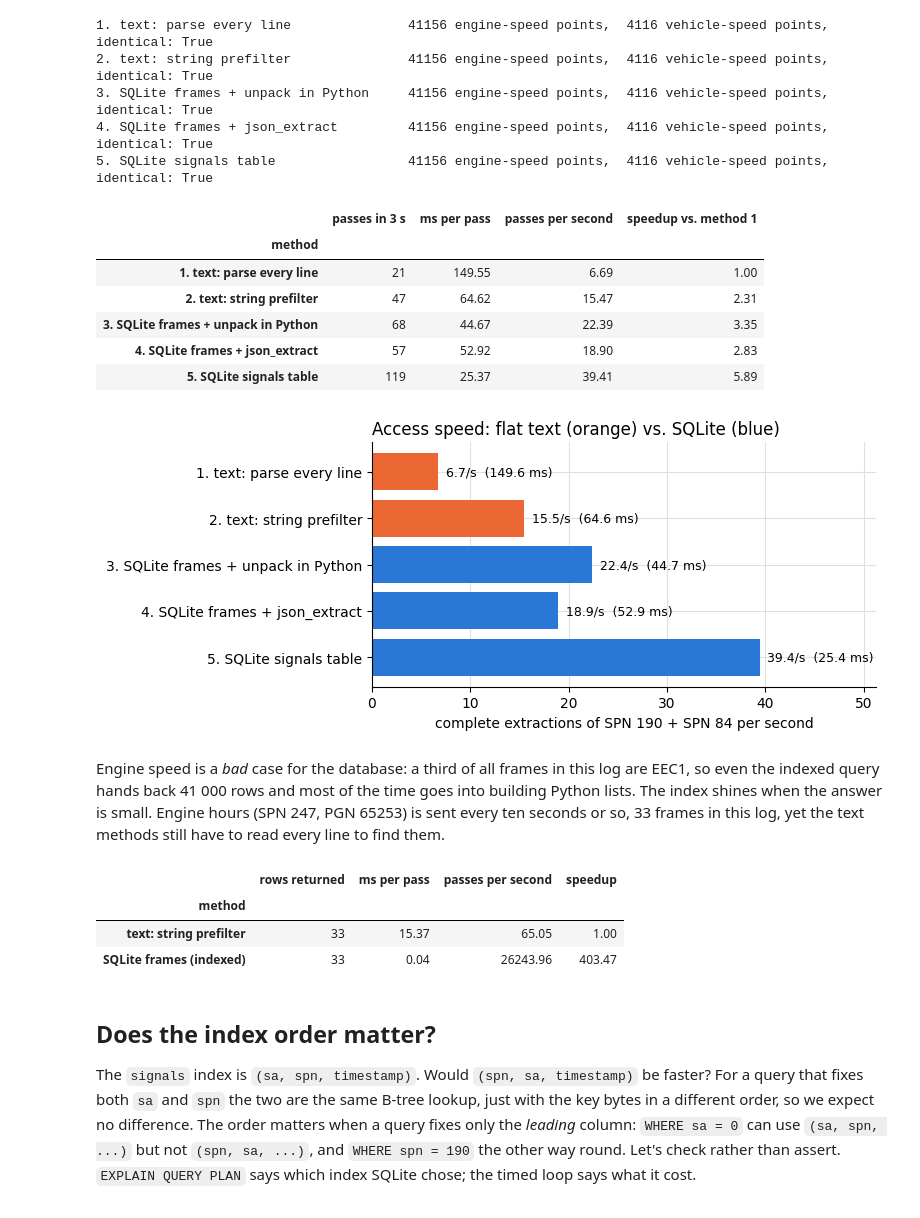
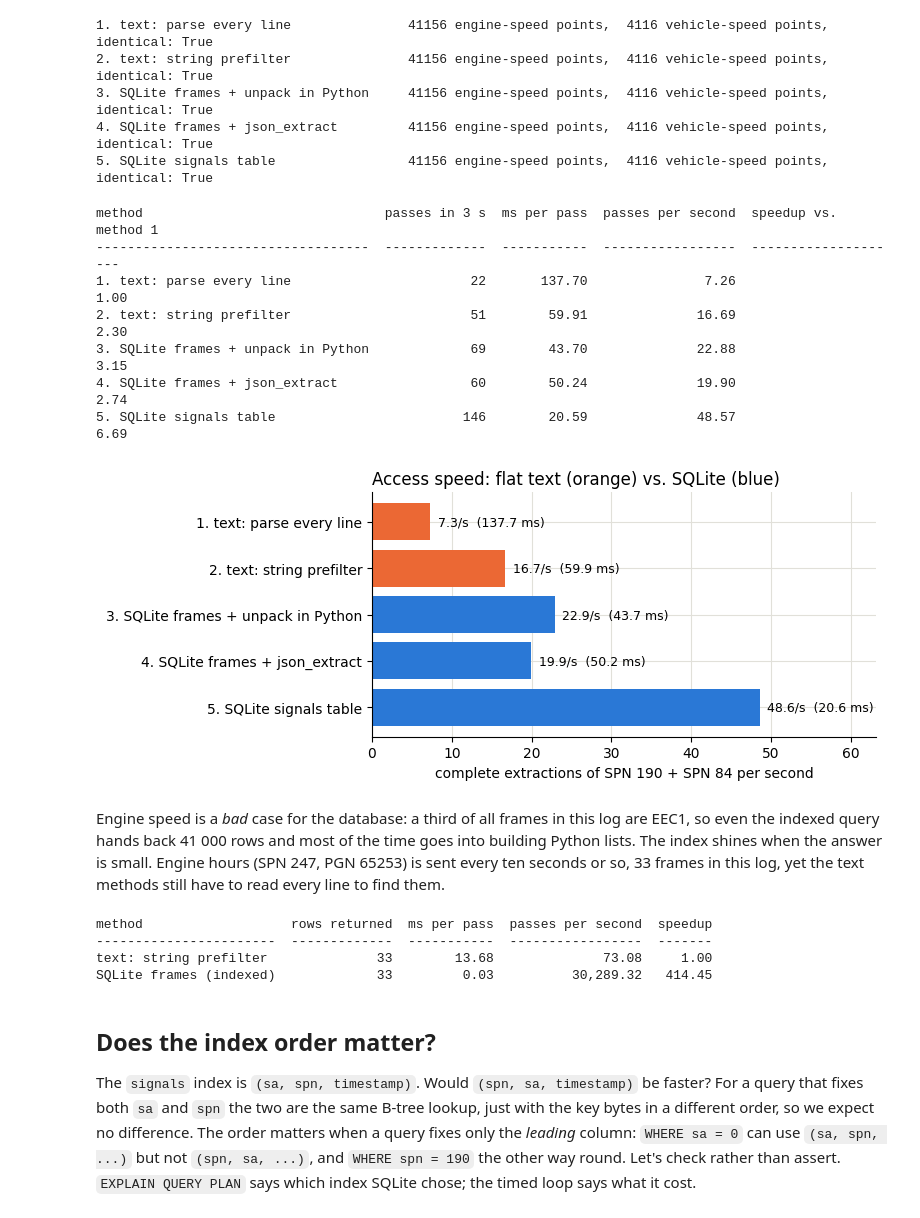
Before and after one commit to SystemsCyber/CyberTruckResources, a Jupyter notebook: 02_CAN Logging/02b_CAN in databases.ipynb, the cells around one changed output. Saved outputs shown, nothing was run; the diff lists cells and outputs as text; code cells hidden in the pictures.

```diff
--- a/02_CAN Logging/02b_CAN in databases.ipynb
+++ b/02_CAN Logging/02b_CAN in databases.ipynb
@@ -688,7 +406,7 @@ CREATE TABLE slots (slot_id INTEGER PRIMARY KEY, name TEXT, slot_type TEXT, scal
 
 def start_bit_from_da(value):
     '''Digital Annex 'SP Start Bit' (e.g. 4.1 = byte 4, bit 1; both 1-based) -> 0-based bit offset in the payload.'''
-    if value is None or (isinstance(value, float) and math.isnan(value)):
+    if value is None or value == '':
         return None
     byte = int(value)
     bit = int(round((float(value) - byte) * 10))
@@ -697,7 +415,7 @@ def start_bit_from_da(value):
 assert start_bit_from_da(1.1) == 0 and start_bit_from_da(4.1) == 24 and start_bit_from_da(2.5) == 12
 
 def to_int(x):
-    '''int or None for cells that may be blank, 'N/A', or text.'''
+    '''int, or None for cells that are blank, 'N/A', or otherwise not a number.'''
     try:
         return int(x)
     except (TypeError, ValueError):
@@ -705,11 +423,11 @@ def to_int(x):
 
 def to_float(x):
     try:
-        v = float(x); return None if math.isnan(v) else v
+        return float(x)
     except (TypeError, ValueError):
         return None
 
 def text(x):
-    return None if x is None or (isinstance(x, float) and math.isnan(x)) else str(x).strip()
+    return None if x is None else str(x).strip()
 # %%
 def build_da_database(da, db_path=DA_DB):
@@ -901,7 +619,7 @@ for timestamp, data in conn.execute('SELECT timestamp, data FROM frames WHERE sa
     if decode_spns(data, eec1)[190] != struct.unpack('<H', data[3:5])[0] * 0.125:
         mismatch += 1
 for timestamp, data in conn.execute('SELECT timestamp, data FROM frames WHERE sa=0 AND pgn=65265'):
-    if abs(decode_spns(data, ccvs1)[84] - struct.unpack('<H', data[1:3])[0] / 256) > 1e-9:
+    if not math.isclose(decode_spns(data, ccvs1)[84], struct.unpack('<H', data[1:3])[0] / 256):
         mismatch += 1
 print('mismatches between the Digital Annex decoder and the hand-coded one:', mismatch)
 # %% [output]
@@ -1061,10 +780,8 @@ def method_sqlite_json(conn=conn):
     return t190, v190, t84, v84
 
 def method_sqlite_signals(conn=conn):
-    rows = conn.execute('SELECT timestamp, value FROM signals WHERE sa=? AND spn=190 ORDER BY timestamp', (ENGINE,)).fetchall()
-    t190, v190 = [r[0] for r in rows], [r[1] for r in rows]
-    rows = conn.execute('SELECT timestamp, value FROM signals WHERE sa=? AND spn=84 ORDER BY timestamp', (ENGINE,)).fetchall()
-    t84, v84 = [r[0] for r in rows], [r[1] for r in rows]
+    t190, v190 = series(conn, ENGINE, 190)
+    t84, v84 = series(conn, ENGINE, 84)
     return t190, v190, t84, v84
 
 methods = {'1. text: parse every line': method_text_parse_all,
@@ -1073,13 +790,15 @@ methods = {'1. text: parse every line': method_text_parse_all,
            '4. SQLite frames + json_extract': method_sqlite_json,
            '5. SQLite signals table': method_sqlite_signals}
 
+def same_series(a, b):
+    '''True when two (list, list, ...) results agree to floating-point tolerance.'''
+    return all(len(x) == len(y) and all(math.isclose(p, q, rel_tol=1e-9, abs_tol=1e-9) for p, q in zip(x, y)) for x, y in zip(a, b))
+
 # Every method must give the same answer before we time anything.
-import numpy as np
 reference = method_text_parse_all()
 for name, fn in methods.items():
     out = fn()
-    same = all(np.allclose(a, b) for a, b in zip(reference, out))
-    print(f'{name:38s} {len(out[0]):6d} engine-speed points, {len(out[2]):5d} vehicle-speed points, identical: {same}')
+    print(f'{name:38s} {len(out[0]):6d} engine-speed points, {len(out[2]):5d} vehicle-speed points, identical: {same_series(reference, out)}')
 # %% [output]
 1. text: parse every line               41156 engine-speed points,  4116 vehicle-speed points, identical: True
 2. text: string prefilter               41156 engine-speed points,  4116 vehicle-speed points, identical: True
@@ -1097,33 +816,34 @@ def timed_loop(fn, budget_s=3.0):
         if elapsed >= budget_s:
             return passes, elapsed, elapsed / passes
 
-rows = []
+speed = []                                                # (method, passes, ms per pass, passes per second)
 for name, fn in methods.items():
     passes, elapsed, per = timed_loop(fn, budget_s=3.0)
-    rows.append({'method': name, 'passes in 3 s': passes, 'ms per pass': per * 1e3, 'passes per second': passes / elapsed})
-speed = pd.DataFrame(rows).set_index('method')
-speed['speedup vs. method 1'] = speed['passes per second'] / speed['passes per second'].iloc[0]
-speed.round(2)
+    speed.append((name, passes, per * 1e3, passes / elapsed))
+base_rate = speed[0][3]
+print_table(['method', 'passes in 3 s', 'ms per pass', 'passes per second', 'speedup vs. method 1'],
+            [(n, p, ms, rate, rate / base_rate) for n, p, ms, rate in speed], floats='{:,.2f}')
 # %% [output]
-|  | passes in 3 s | ms per pass | passes per second | speedup vs. method 1 |
-| method |  |  |  |  |
-| 1. text: parse every line | 21 | 149.55 | 6.69 | 1.00 |
-| 2. text: string prefilter | 47 | 64.62 | 15.47 | 2.31 |
-| 3. SQLite frames + unpack in Python | 68 | 44.67 | 22.39 | 3.35 |
-| 4. SQLite frames + json_extract | 57 | 52.92 | 18.90 | 2.83 |
-| 5. SQLite signals table | 119 | 25.37 | 39.41 | 5.89 |
+method                               passes in 3 s  ms per pass  passes per second  speedup vs. method 1
+-----------------------------------  -------------  -----------  -----------------  --------------------
+1. text: parse every line                       22       137.70               7.26                  1.00
+2. text: string prefilter                       51        59.91              16.69                  2.30
+3. SQLite frames + unpack in Python             69        43.70              22.88                  3.15
+4. SQLite frames + json_extract                 60        50.24              19.90                  2.74
+5. SQLite signals table                        146        20.59              48.57                  6.69
 # %%
+names, rates, mss = [s[0] for s in speed], [s[3] for s in speed], [s[2] for s in speed]
 fig, ax = plt.subplots(figsize=(8, 3.4))
-ax.barh(range(len(speed)), speed['passes per second'], color=[ORANGE, ORANGE, BLUE, BLUE, BLUE])
-ax.set_yticks(range(len(speed))); ax.set_yticklabels(speed.index); ax.invert_yaxis()
+ax.barh(range(len(speed)), rates, color=[ORANGE, ORANGE, BLUE, BLUE, BLUE])
+ax.set_yticks(range(len(speed))); ax.set_yticklabels(names); ax.invert_yaxis()
 ax.set_xlabel('complete extractions of SPN 190 + SPN 84 per second')
 ax.set_title('Access speed: flat text (orange) vs. SQLite (blue)', loc='left')
-ax.set_xlim(right=speed['passes per second'].max() * 1.3)
-for i, (v, ms) in enumerate(zip(speed['passes per second'], speed['ms per pass'])):
-    ax.text(v + speed['passes per second'].max() * 0.02, i, f'{v:,.1f}/s  ({ms:.1f} ms)', va='center', fontsize=9)
+ax.set_xlim(right=max(rates) * 1.3)
+for i, (v, ms) in enumerate(zip(rates, mss)):
+    ax.text(v + max(rates) * 0.02, i, f'{v:,.1f}/s  ({ms:.1f} ms)', va='center', fontsize=9)
 tidy(ax); plt.tight_layout()
 # %% [output]
-[figure, old version]
+[figure, new version]
 # %% [markdown]
 Engine speed is a *bad* case for the database: a third of all frames in this log are EEC1, so even the indexed query hands back 41 000 rows and most of the time goes into building Python lists. The index shines when the answer is small. Engine hours (SPN 247, PGN 65253) is sent every ten seconds or so, 33 frames in this log, yet the text methods still have to read every line to find them.
 # %%
@@ -1143,18 +863,17 @@ def hours_sqlite(conn=conn):
             conn.execute("SELECT timestamp, data FROM frames WHERE channel='can1' AND sa=? AND pgn=65253", (ENGINE,))]
 
 assert hours_text_prefilter() == hours_sqlite()
-rows = []
+needle = []
 for name, fn in [('text: string prefilter', hours_text_prefilter), ('SQLite frames (indexed)', hours_sqlite)]:
     passes, elapsed, per = timed_loop(fn, budget_s=2.0)
-    rows.append({'method': name, 'rows returned': len(fn()), 'ms per pass': per * 1e3, 'passes per second': passes / elapsed})
-needle = pd.DataFrame(rows).set_index('method')
-needle['speedup'] = needle['passes per second'] / needle['passes per second'].iloc[0]
-needle.round(2)
+    needle.append((name, len(fn()), per * 1e3, passes / elapsed))
+print_table(['method', 'rows returned', 'ms per pass', 'passes per second', 'speedup'],
+            [(n, r, ms, rate, rate / needle[0][3]) for n, r, ms, rate in needle], floats='{:,.2f}')
 # %% [output]
-|  | rows returned | ms per pass | passes per second | speedup |
-| method |  |  |  |  |
-| text: string prefilter | 33 | 15.37 | 65.05 | 1.00 |
-| SQLite frames (indexed) | 33 | 0.04 | 26243.96 | 403.47 |
+method                   rows returned  ms per pass  passes per second  speedup
+-----------------------  -------------  -----------  -----------------  -------
+text: string prefilter              33        13.68              73.08     1.00
+SQLite frames (indexed)             33         0.03          30,289.32   414.45
 # %% [markdown]
 ## Does the index order matter?
 The `signals` index is `(sa, spn, timestamp)`. Would `(spn, sa, timestamp)` be faster? For a query that fixes both `sa` and `spn` the two are the same B-tree lookup, just with the key bytes in a different order, so we expect no difference. The order matters when a query fixes only the *leading* column: `WHERE sa = 0` can use `(sa, spn, ...)` but not `(spn, sa, ...)`, and `WHERE spn = 190` the other way round. Let's check rather than assert. `EXPLAIN QUERY PLAN` says which index SQLite chose; the timed loop says what it cost.
```
Also changed, not shown: parts of 51 cells of this notebook, 4 other files.
